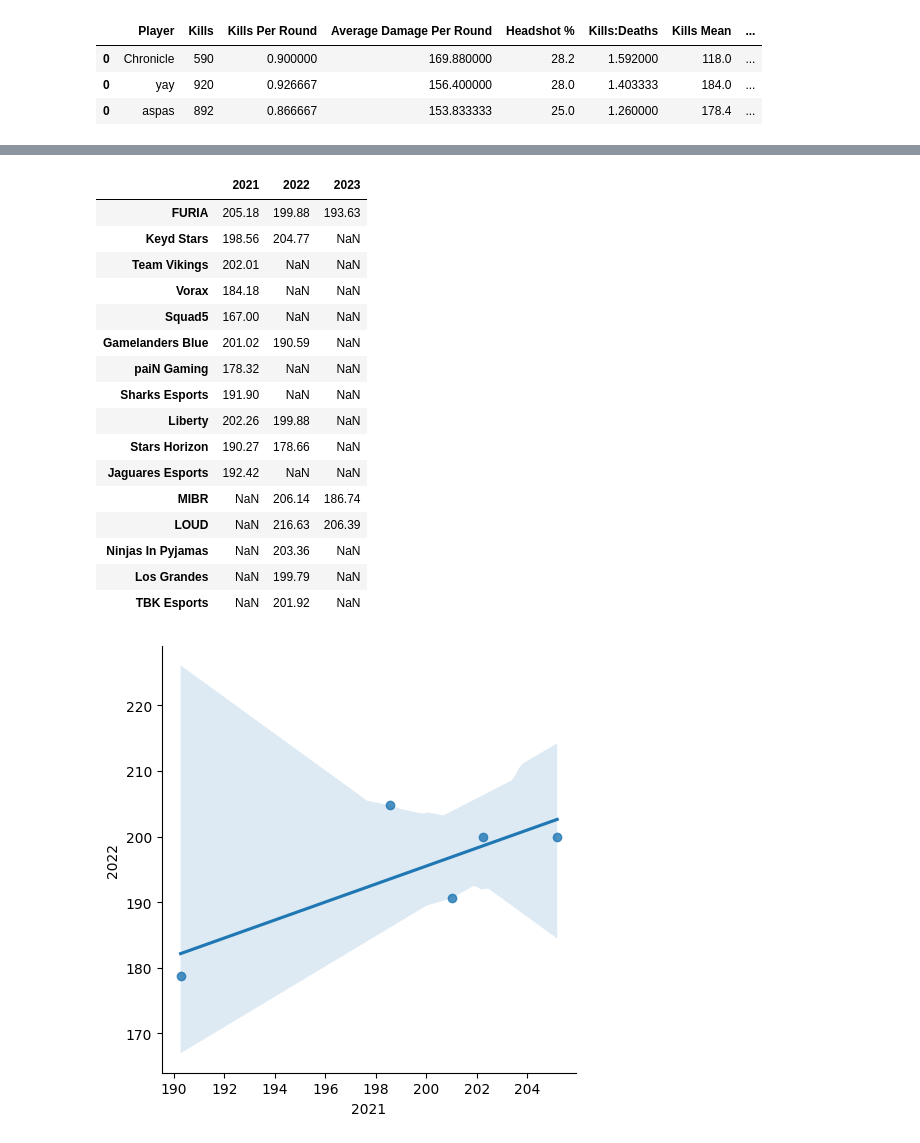
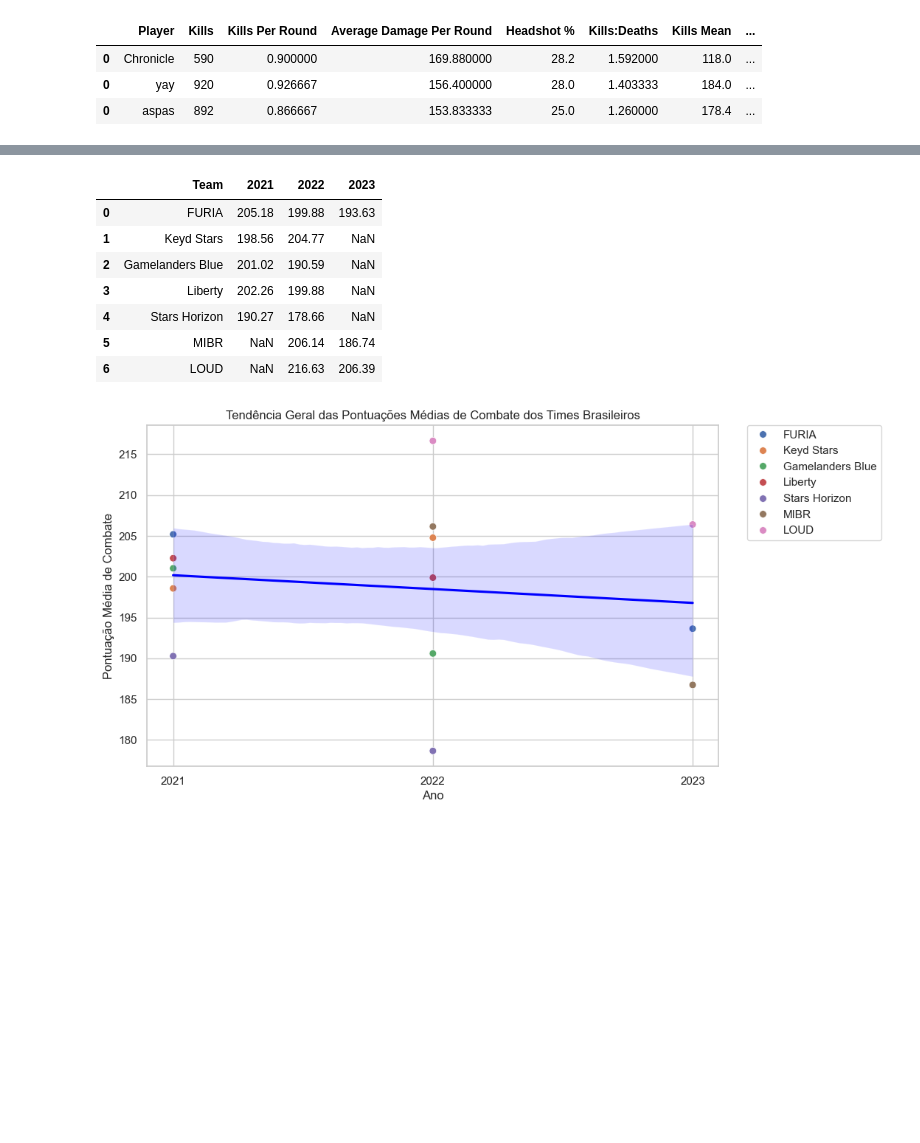
Before and after one commit to PedroLSCabral/Projeto-ICD, a Jupyter notebook: Presentation.ipynb, the cells around one changed output, grey strips where cells are left out. Saved outputs shown, nothing was run; the diff lists cells and outputs as text; code cells hidden in the pictures; blank space fills up the shorter version.

Commit message:
Add gráfico da perfomace dos times brasileiros [verificar]

```diff
--- a/Presentation.ipynb
+++ b/Presentation.ipynb
@@ -445,16 +394,10 @@ overview2021 = pd.read_csv("dataset/vct_2021/matches/overview.csv")
 overview2022 = pd.read_csv("dataset/vct_2022/matches/overview.csv")
 overview2023 = pd.read_csv("dataset/vct_2023/matches/overview.csv")
 
-br_teams_2021 = ["FURIA", "Keyd Stars", "Team Vikings", "Vorax", "Squad5", "Gamelanders Blue", "paiN Gaming", "Sharks Esports", "Liberty", "Stars Horizon", "Jaguares Esports"]
-br_teams_2022 = ["FURIA", "Keyd Stars", "MIBR", "LOUD", "Gamelanders Blue", "Liberty", "Ninjas In Pyjamas", "Los Grandes", "Stars Horizon", "TBK Esports"]
+br_teams_2021 = ["FURIA", "Keyd Stars", "Gamelanders Blue", "Liberty", "Stars Horizon"]
+br_teams_2022 = ["FURIA", "Keyd Stars", "MIBR", "LOUD", "Gamelanders Blue", "Liberty", "Stars Horizon"]
 br_teams_2023 = ["LOUD", "FURIA", "MIBR"]
 
 br_acs2021 = fc.acsOverview(br_teams_2021, overview2021)
 br_acs2022 = fc.acsOverview(br_teams_2022, overview2022)
 br_acs2023 = fc.acsOverview(br_teams_2023, overview2023)
-
-print(br_acs2021)
-print("\n")
-print(br_acs2022)
-print("\n")
-print(br_acs2023)
@@ -469,32 +404,23 @@ print(br_acs2023)
 # %%
 acss2021 = pd.DataFrame(pd.Series(br_acs2021))
 acss2021.columns = ['2021']
 acss2022 = pd.DataFrame(pd.Series(br_acs2022))
 acss2022.columns = ['2022']
 acss2023 = pd.DataFrame(pd.Series(br_acs2023))
 acss2023.columns = ['2023']
 
 acss = pd.concat([acss2021, acss2022, acss2023], axis=1)
 
-sns.lmplot(x='2021', y='2022', data=acss)
+acss.reset_index(inplace=True)
+acss.rename(columns={'index': 'Team'}, inplace=True)
 
 acss
 # %% [output]
-|  | 2021 | 2022 | 2023 |
-| FURIA | 205.18 | 199.88 | 193.63 |
-| Keyd Stars | 198.56 | 204.77 | NaN |
-| Team Vikings | 202.01 | NaN | NaN |
-| Vorax | 184.18 | NaN | NaN |
-| Squad5 | 167.00 | NaN | NaN |
-| Gamelanders Blue | 201.02 | 190.59 | NaN |
-| paiN Gaming | 178.32 | NaN | NaN |
-| Sharks Esports | 191.90 | NaN | NaN |
-| Liberty | 202.26 | 199.88 | NaN |
-| Stars Horizon | 190.27 | 178.66 | NaN |
-| Jaguares Esports | 192.42 | NaN | NaN |
-| MIBR | NaN | 206.14 | 186.74 |
-| LOUD | NaN | 216.63 | 206.39 |
-| Ninjas In Pyjamas | NaN | 203.36 | NaN |
-| Los Grandes | NaN | 199.79 | NaN |
-| TBK Esports | NaN | 201.92 | NaN |
+|  | Team | 2021 | 2022 | 2023 |
+| 0 | FURIA | 205.18 | 199.88 | 193.63 |
+| 1 | Keyd Stars | 198.56 | 204.77 | NaN |
+| 2 | Gamelanders Blue | 201.02 | 190.59 | NaN |
+| 3 | Liberty | 202.26 | 199.88 | NaN |
+| 4 | Stars Horizon | 190.27 | 178.66 | NaN |
+| 5 | MIBR | NaN | 206.14 | 186.74 |
+| 6 | LOUD | NaN | 216.63 | 206.39 |
-[figure, removed]
@@ -549,0 +427,20 @@ print(loud_acs_2023)
+# %%
+df_long = pd.melt(acss, id_vars=['Team'], var_name='Year', value_name='Score')
+
+df_long['Year'] = df_long['Year'].astype(int)
+
+df_long['Score'] = pd.to_numeric(df_long['Score'], errors='coerce')
+
+sns.set(style="whitegrid")
+plt.figure(figsize=(10, 6))
+scatter = sns.scatterplot(data=df_long, x='Year', y='Score', hue='Team', s=50)
+regplot = sns.regplot(data=df_long, x='Year', y='Score', scatter=False, line_kws={'color': 'blue'})
+plt.title('Tendência Geral das Pontuações Médias de Combate dos Times Brasileiros')
+plt.xlabel('Ano')
+plt.ylabel('Pontuação Média de Combate')
+plt.legend(bbox_to_anchor=(1.05, 1), loc=2, borderaxespad=0.)
+plt.xticks(range(2021, 2024))
+
+plt.show()
+# %% [output]
+[figure, added]
```
Also changed, not shown: parts of 7 cells of this notebook.
